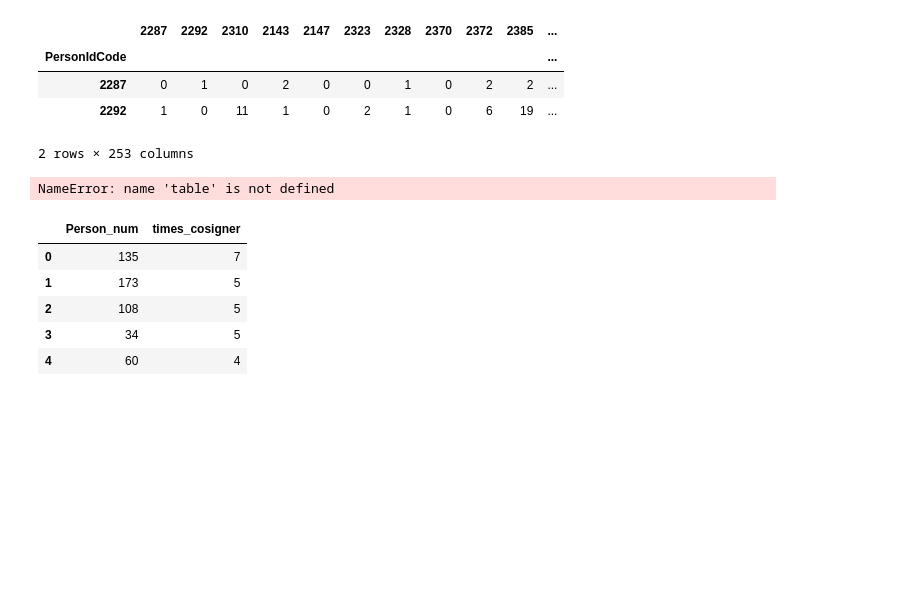
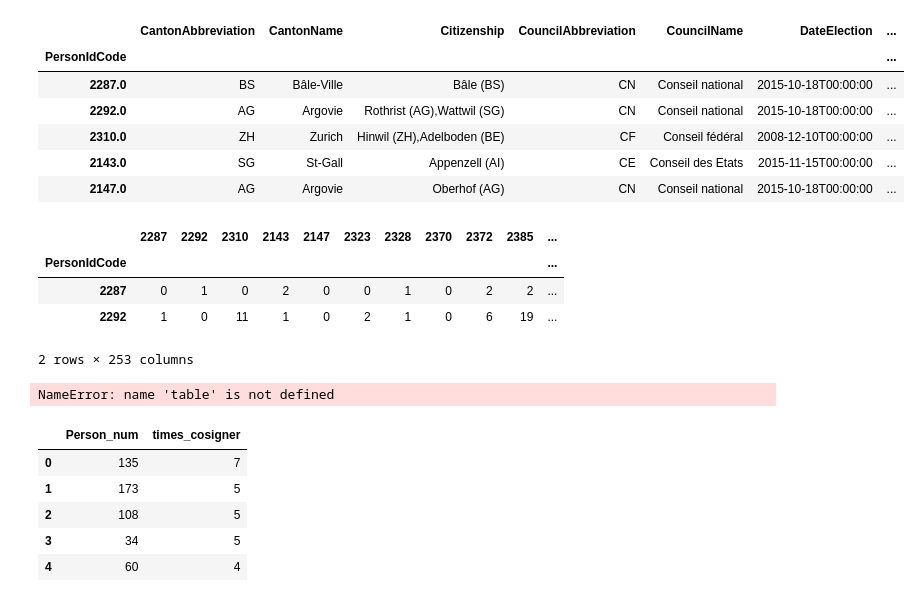
Before and after one commit to jmuth/parliament-viz.ch, a Jupyter notebook: scraping/Tables_examples.ipynb, the cells around one changed output. Saved outputs shown, nothing was run; the diff lists cells and outputs as text; code cells hidden in the pictures; blank space fills up the shorter version.

```diff
--- a/scraping/Tables_examples.ipynb
+++ b/scraping/Tables_examples.ipynb
@@ -27,3 +51,15 @@ Matrix created of size  (array([   1,    1,    1, ..., 4209, 4209, 4209], dtype=
+# %%
+bitch = pd.read_csv('data/Active_People.csv').set_index('PersonIdCode')
+# %%
+bitch.head()
+# %% [output]
+|  | CantonAbbreviation | CantonName | Citizenship | CouncilAbbreviation | CouncilName | DateElection | ... |
+| PersonIdCode |  |  |  |  |  |  | ... |
+| 2287.0 | BS | Bâle-Ville | Bâle (BS) | CN | Conseil national | 2015-10-18T00:00:00 | ... |
+| 2292.0 | AG | Argovie | Rothrist (AG),Wattwil (SG) | CN | Conseil national | 2015-10-18T00:00:00 | ... |
+| 2310.0 | ZH | Zurich | Hinwil (ZH),Adelboden (BE) | CF | Conseil fédéral | 2008-12-10T00:00:00 | ... |
+| 2143.0 | SG | St-Gall | Appenzell (AI) | CE | Conseil des Etats | 2015-11-15T00:00:00 | ... |
+| 2147.0 | AG | Argovie | Oberhof (AG) | CN | Conseil national | 2015-10-18T00:00:00 | ... |
 # %%
 test.head(2)
 # %% [output]
```
Also changed, not shown: parts of 1 cell of this notebook, 1 other file.
